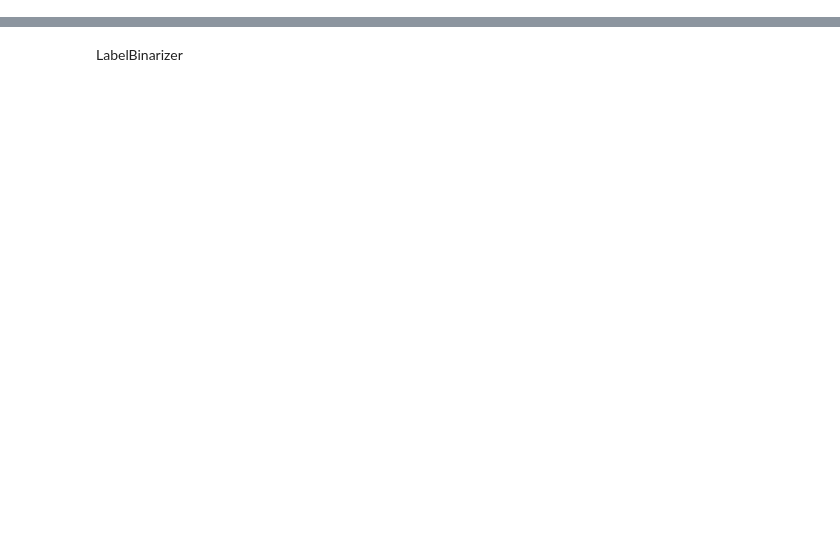
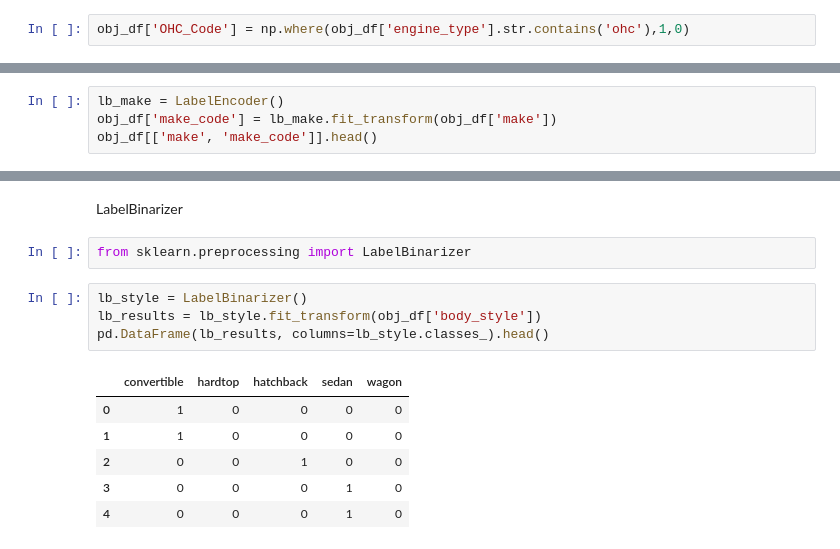
Before and after one commit to dayanandv/Data-Science, a Jupyter notebook: Categorical_Data.ipynb, the cells around one changed output, grey strips where cells are left out. Cells and saved outputs as stored; diff of their text form; blank space fills up the shorter version.

```diff
--- a/Categorical_Data.ipynb
+++ b/Categorical_Data.ipynb
@@ -54,0 +158,2 @@ If we need to only filter for a broad category of input values in a column based
+# %%
+obj_df['OHC_Code'] = np.where(obj_df['engine_type'].str.contains('ohc'),1,0)
@@ -58,0 +175,4 @@ LabelEncoder
+# %%
+lb_make = LabelEncoder()
+obj_df['make_code'] = lb_make.fit_transform(obj_df['make'])
+obj_df[['make', 'make_code']].head()
@@ -59,2 +186,15 @@ LabelEncoder
 # %% [markdown]
 LabelBinarizer
+# %%
+from sklearn.preprocessing import LabelBinarizer
+# %%
+lb_style = LabelBinarizer()
+lb_results = lb_style.fit_transform(obj_df['body_style'])
+pd.DataFrame(lb_results, columns=lb_style.classes_).head()
+# %% [output]
+|  | convertible | hardtop | hatchback | sedan | wagon |
+| 0 | 1 | 0 | 0 | 0 | 0 |
+| 1 | 1 | 0 | 0 | 0 | 0 |
+| 2 | 0 | 0 | 1 | 0 | 0 |
+| 3 | 0 | 0 | 0 | 1 | 0 |
+| 4 | 0 | 0 | 0 | 1 | 0 |
```
Also changed, not shown: parts of 17 cells of this notebook.
